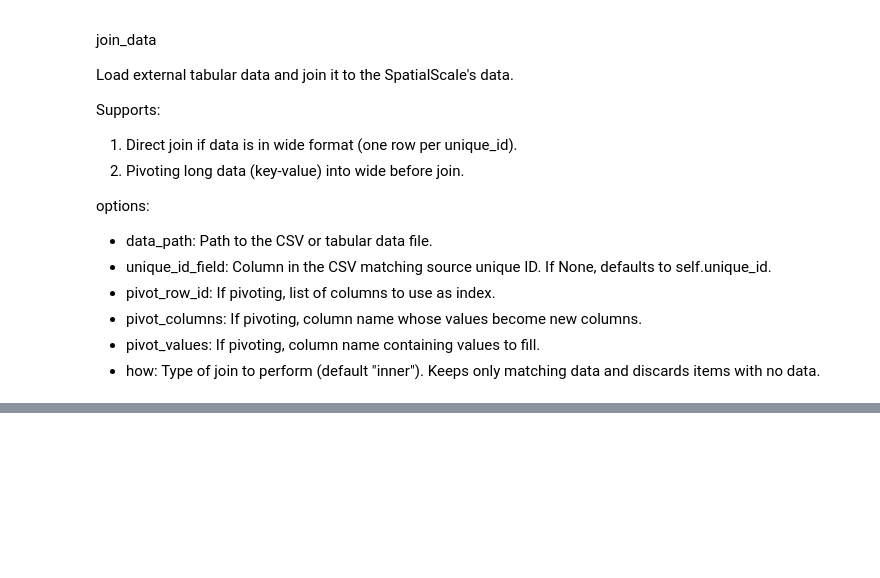
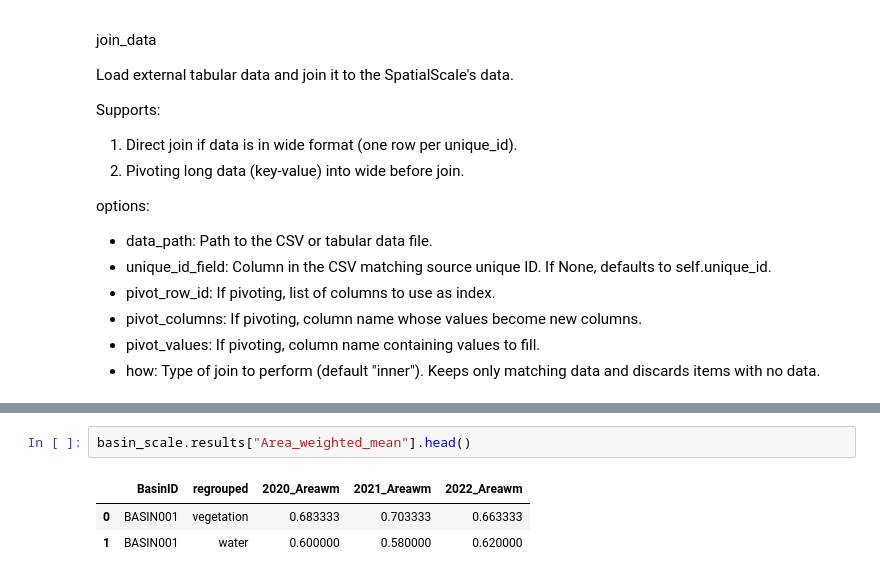
Before and after one commit to brooks-eco/scaling-framework, a Jupyter notebook: test_framework.ipynb, the cells around one changed output, grey strips where cells are left out. Cells and saved outputs as stored; diff of their text form; blank space fills up the shorter version.

```diff
--- a/test_framework.ipynb
+++ b/test_framework.ipynb
@@ -231,0 +262,6 @@ Saved .GPKG: d:\Flow MER\mdb-scaling-up\output\Basin_NDVI_frequency_weighted_mea
+# %%
+basin_scale.results["Area_weighted_mean"].head()
+# %% [output]
+|  | BasinID | regrouped | 2020_Areawm | 2021_Areawm | 2022_Areawm |
+| 0 | BASIN001 | vegetation | 0.683333 | 0.703333 | 0.663333 |
+| 1 | BASIN001 | water | 0.600000 | 0.580000 | 0.620000 |
```
Also changed, not shown: parts of 16 cells of this notebook, 4 other files.
